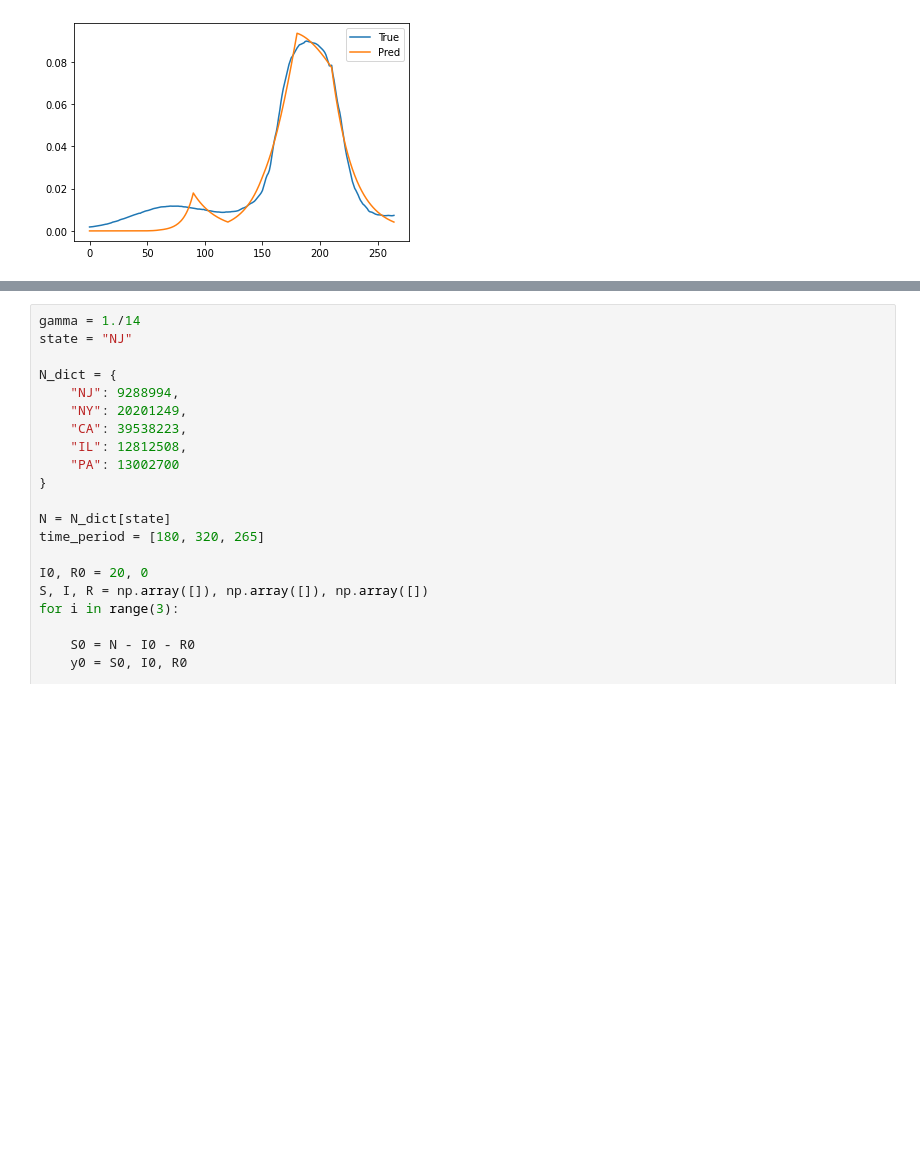
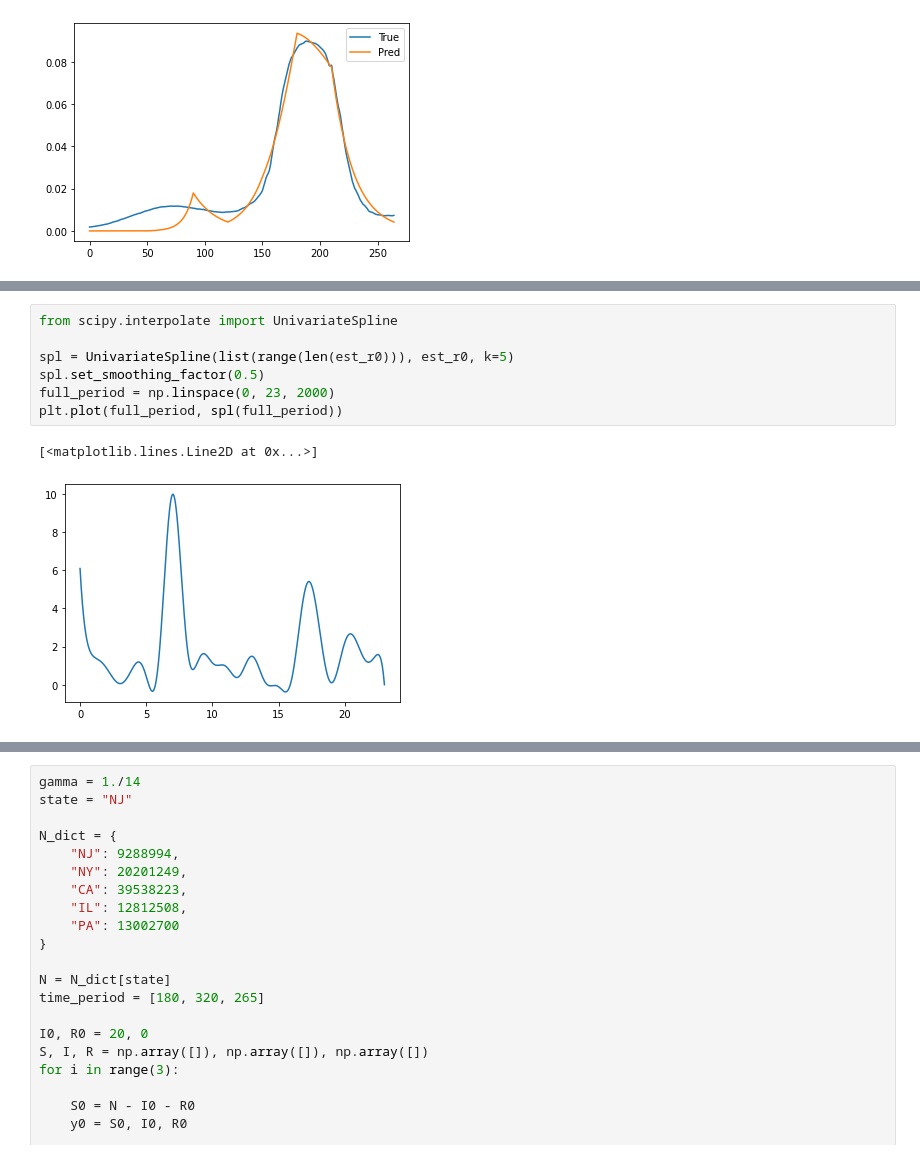
Before and after one commit to cywujeremy/dabp-pandemic-simulation, a Jupyter notebook: nbs/SIR_param_estimation.ipynb, the cells around one changed output, grey strips where cells are left out. Cells and saved outputs as stored; diff of their text form; blank space fills up the shorter version.

```diff
--- a/nbs/SIR_param_estimation.ipynb
+++ b/nbs/SIR_param_estimation.ipynb
@@ -193 +213,11 @@ R = np.concatenate((R_p0, R_p1, R_p2))
+# %%
+from scipy.interpolate import UnivariateSpline
+
+spl = UnivariateSpline(list(range(len(est_r0))), est_r0, k=5)
+spl.set_smoothing_factor(0.5)
+full_period = np.linspace(0, 23, 2000)
+plt.plot(full_period, spl(full_period))
+# %% [output]
+[<matplotlib.lines.Line2D at 0x...>]
+[figure, added]
 # %%
```
Also changed, not shown: parts of 4 cells of this notebook.
